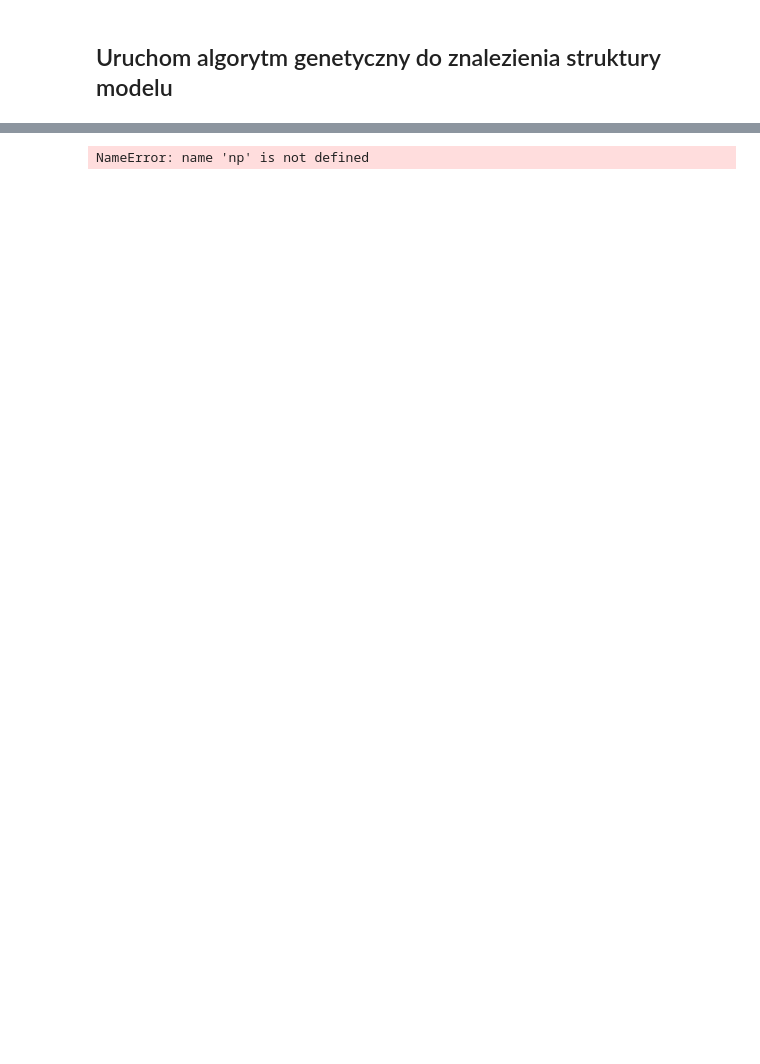
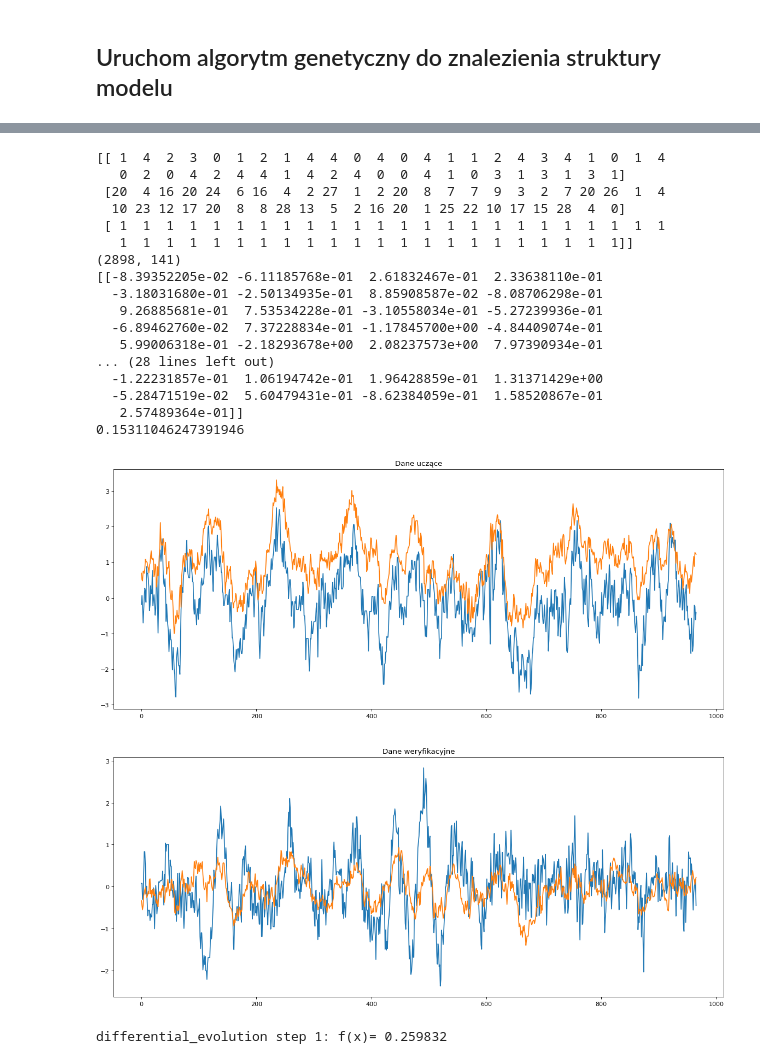
Before and after one commit to kubasikora/MI-Projekt, a Jupyter notebook: GeneticFinal.ipynb, the cells around one changed output, grey strips where cells are left out. Drawn from its saved outputs; the diff is of its cells as text; code cells hidden in the pictures; blank space fills up the shorter version.

Commit message:
both genetic models evaluated

```diff
--- a/GeneticFinal.ipynb
+++ b/GeneticFinal.ipynb
@@ -190,3 +190,10 @@ def crossValidate(M, dataFrames, inputs, outputs):
     return sum(scores)/len(scores)
 # %% [markdown]
 ## Ręczne szukanie struktury modelu
+# %%
+inputs = ["FWF", "PP"]
+output = ["LT01"]
+
+M = np.array([[1,20,1],[1,20,1],[1,1,1]]).transpose()
+score = crossValidate(M, scaledDataFrames, inputs, output)
+print(score)
@@ -193,7 +202,11 @@ def crossValidate(M, dataFrames, inputs, outputs):
 # %% [markdown]
 ## Uruchom algorytm genetyczny do znalezienia struktury modelu
 # %%
-inputs = ["FWF", "PP", "DP"]
+inputs = ['FP05', 'LT1', 'TMB', 'TMC', 'TMD', 'TME', 'TMF', 'PWB', 'PWC', 'PWD',
+       'PWE', 'PP', 'PW1', 'PW2', 'O2A', 'O2B', 'WP1', 'WDP', 'TP1', 'TP2',
+       'DP', 'TS1', 'TS2', 'FWF', 'ZS1', 'ZS2', 'PT05', 'PT01', 'TS01',
+       'TS03', 'TS02', 'FW01', 'TS05', 'TS04', 'FW02', 'TTWS', 'PTWS', 'TW02',
+       'TW01', 'FW03', 'TW04', 'TW03', 'FW04', 'PTWT', 'PPW']
 output = ["LT01"]
 
 cache = {}
@@ -215,6 +228,6 @@ def goalFunction(x):
     return (-1)*score
 # %%
 bounds = [(0, 5), (0,30), (1, 2)]*(len(inputs) + 1)
-bounds[-2] = (1,1)
-result = differential_evolution(goalFunction, bounds, disp=True, polish=False, tol=10.0, workers=-1)
+bounds[-2] = (0,0)
+result = differential_evolution(goalFunction, bounds, disp=True, polish=False, tol=10.0, updating="deferred", workers=4)
 # %% [output]
@@ -231,15 +260,34 @@ for index, value in enumerate(result.x):
 print(optimM)
 
 u_learn, y_learn = prepareSignals(scaledDataFrames[0], inputs, output)
-u_verif, y_verif = prepareSignals(scaledDataFrames[0], inputs, output)
+u_verif, y_verif = prepareSignals(scaledDataFrames[2], inputs, output)
 
 maxDelay, maxOrder = findMaxDelayAndOrder(optimM)
 numberOfSamples = y_learn.shape[0]
 output_learn_cut = y_learn[maxDelay : numberOfSamples - maxOrder]
 output_verif_cut = y_verif[maxDelay : numberOfSamples - maxOrder]
+A_learn = createModelMatrix(u_learn, optimM)
+#
+u_learn1, y_learn1 = prepareSignals(scaledDataFrames[1], inputs, output)
+u_verif1, y_verif1 = prepareSignals(scaledDataFrames[1], inputs, output)
+numberOfSamples = y_learn1.shape[0]
+output_learn_cut1 = y_learn1[maxDelay : numberOfSamples - maxOrder]
+output_verif_cut1 = y_verif1[maxDelay : numberOfSamples - maxOrder]
+A_learn1 = createModelMatrix(u_learn1, optimM)
+#
+u_learn2, y_learn2 = prepareSignals(scaledDataFrames[2], inputs, output)
+u_verif2, y_verif2 = prepareSignals(scaledDataFrames[2], inputs, output)
+numberOfSamples = y_learn2.shape[0]
+output_learn_cut2 = y_learn2[maxDelay : numberOfSamples - maxOrder]
+output_verif_cut2 = y_verif2[maxDelay : numberOfSamples - maxOrder]
+A_learn2 = createModelMatrix(u_learn2, optimM)
+#
 
-A_learn = createModelMatrix(u_learn, optimM)
-model = linear_model.LinearRegression().fit(A_learn, output_learn_cut)
+Al = np.vstack((A_learn1, A_learn1, A_learn2))
+yl = np.vstack((output_learn_cut, output_learn_cut1, output_learn_cut2))
+print(Al.shape)
+
+model = linear_model.LinearRegression().fit(Al, yl)
 score = evalModelScore(model, optimM, u_verif, y_verif)
 
 print(model.coef_)
@@ -253,31 +301,48 @@ output_verif_cut = y_verif[maxDelay : numberOfSamples - maxOrder]
 A_learn = createModelMatrix(u_learn, optimM)
 y_model_learn = model.predict(A_learn)
 # y_model_verif = model.predict(A_verif)
 
 data_idx = maxOrder+maxDelay+1
 u_verif_wip = np.array(u_verif[0:data_idx],copy=True)
 A_verif = createModelMatrix(u_verif_wip, optimM)
 
 model_outputs = np.array([])
 for i in range(data_idx, data_idx+len(output_learn_cut)):
     output_model_verif = model.predict(A_verif)
     model_outputs = np.append(model_outputs, output_model_verif)
     u_verif_wip = np.vstack((u_verif_wip, u_verif[data_idx:data_idx+1]))[1:]
     data_idx += 1
     u_verif_wip[-1][-1] = output_model_verif[-1]
     A_verif = createModelMatrix(u_verif_wip, optimM)
 
 verif_score = r2_score(output_verif_cut, model_outputs)
 print(verif_score)
 
 # plot data
 fig, axs = plt.subplots(2,figsize=(18, 16), dpi= 80, facecolor='w', edgecolor='k')
 axs[0].plot(output_learn_cut)
 axs[0].plot(y_model_learn)
 axs[0].set_title("Dane uczące")
 axs[1].plot(output_verif_cut)
 axs[1].plot(model_outputs)
 axs[1].set_title("Dane weryfikacyjne")
 plt.rcParams['figure.figsize'] = [15, 20]
 # %% [output]
-NameError: name 'np' is not defined
+[[ 1  4  2  3  0  1  2  1  4  4  0  4  0  4  1  1  2  4  3  4  1  0  1  4
+   0  2  0  4  2  4  4  1  4  2  4  0  0  4  1  0  3  1  3  1  3  1]
+ [20  4 16 20 24  6 16  4  2 27  1  2 20  8  7  7  9  3  2  7 20 26  1  4
+  10 23 12 17 20  8  8 28 13  5  2 16 20  1 25 22 10 17 15 28  4  0]
+ [ 1  1  1  1  1  1  1  1  1  1  1  1  1  1  1  1  1  1  1  1  1  1  1  1
+   1  1  1  1  1  1  1  1  1  1  1  1  1  1  1  1  1  1  1  1  1  1]]
+(2898, 141)
+[[-8.39352205e-02 -6.11185768e-01  2.61832467e-01  2.33638110e-01
+  -3.18031680e-01 -2.50134935e-01  8.85908587e-02 -8.08706298e-01
+   9.26885681e-01  7.53534228e-01 -3.10558034e-01 -5.27239936e-01
+  -6.89462760e-02  7.37228834e-01 -1.17845700e+00 -4.84409074e-01
+   5.99006318e-01 -2.18293678e+00  2.08237573e+00  7.97390934e-01
+... (28 lines left out)
+  -1.22231857e-01  1.06194742e-01  1.96428859e-01  1.31371429e+00
+  -5.28471519e-02  5.60479431e-01 -8.62384059e-01  1.58520867e-01
+   2.57489364e-01]]
+0.15311046247391946
+[figure, added]
@@ -283,0 +374,6 @@ NameError: name 'np' is not defined
+# %%
+boundsdp = [(0, 5), (0,30), (1, 2)]*(len(inputs) + 1)
+boundsdp[-2] = (0,0)
+result = differential_evolution(goalFunctiondp, bounds, disp=True, polish=False, tol=10.0, updating="deferred", workers=4)
+# %% [output]
+differential_evolution step 1: f(x)= 0.259832
```
Also changed, not shown: parts of 6 cells of this notebook, 1 other file.
